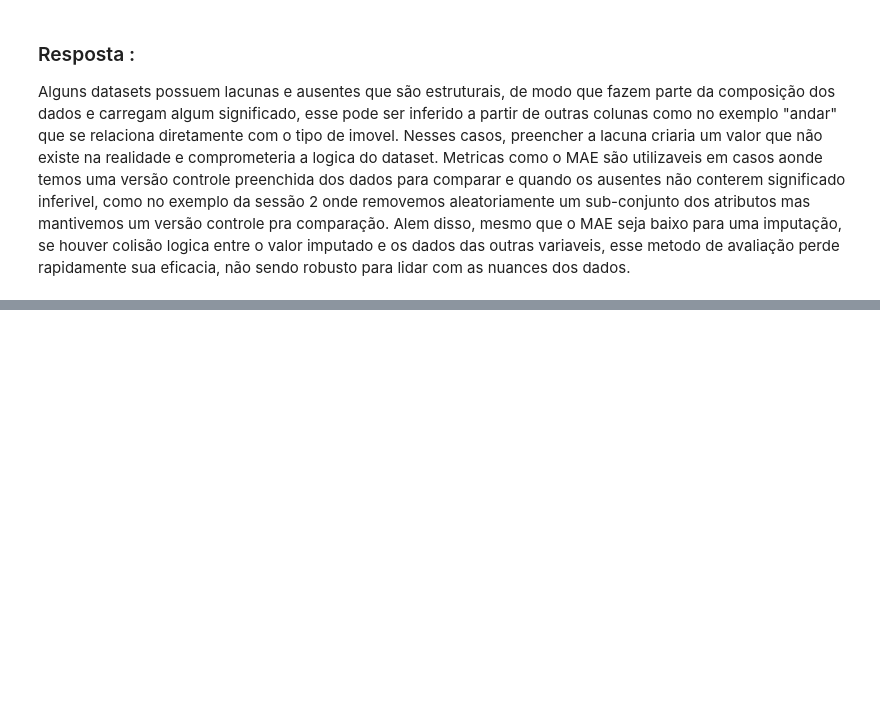
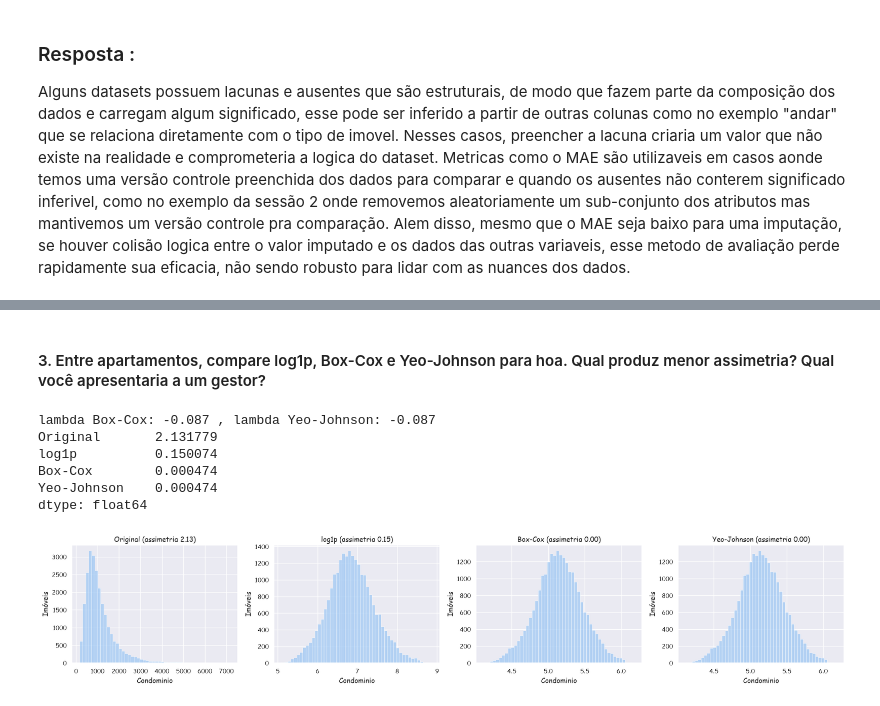
Before and after one commit to JoaoMAraujoJr/DataScience_2026.2, a Jupyter notebook: jupyters/Imputação e Normalização.ipynb, the cells around one changed output, grey strips where cells are left out. Cells and saved outputs as stored; diff of their text form; code cells hidden in the pictures; blank space fills up the shorter version.

```diff
--- a/jupyters/Imputação e Normalização.ipynb
+++ b/jupyters/Imputação e Normalização.ipynb
@@ -524,0 +645,37 @@ Alguns datasets possuem lacunas e ausentes que são estruturais, de modo que faz
+# %% [markdown]
+#### 3. Entre apartamentos, compare log1p, Box-Cox e Yeo-Johnson para hoa. Qual produz menor assimetria? Qual você apresentaria a um gestor?
+# %%
+imoveis_apartamentos = imoveis_true[imoveis_true["tipo_imovel"]!= "casa"]
+condominio = imoveis_apartamentos["condominio_mensal"].dropna()
+
+log = np.log1p(condominio)
+boxcox, lambda_bc = stats.boxcox(condominio + 1)
+yeojohnson, lambda_yj = stats.yeojohnson(condominio)
+
+print(f"lambda Box-Cox: {lambda_bc:.3f} , lambda Yeo-Johnson: {lambda_yj:.3f}")
+
+assimetria = pd.Series({
+    "Original": stats.skew(condominio),
+    "log1p": stats.skew(log),
+    "Box-Cox": stats.skew(boxcox),
+    "Yeo-Johnson": stats.skew(yeojohnson),
+})
+print(assimetria)
+# %% [output]
+lambda Box-Cox: -0.087 , lambda Yeo-Johnson: -0.087
+Original       2.131779
+log1p          0.150074
+Box-Cox        0.000474
+Yeo-Johnson    0.000474
+dtype: float64
+# %%
+versions = {"Original": condominio, "log1p": log, "Box-Cox": boxcox, "Yeo-Johnson": yeojohnson}
+
+fig, axes = plt.subplots(1, 4, figsize=(20, 4))
+for ax, (label, v) in zip(axes, versions.items()):
+    sns.histplot(v, bins=50, ax=ax)
+    ax.set(title=f"{label} (assimetria {stats.skew(v):.2f})", xlabel="Condominio",ylabel="Imóveis")
+plt.tight_layout()
+plt.show()
+# %% [output]
+[figure, added]
```
Also changed, not shown: parts of 14 cells of this notebook.
